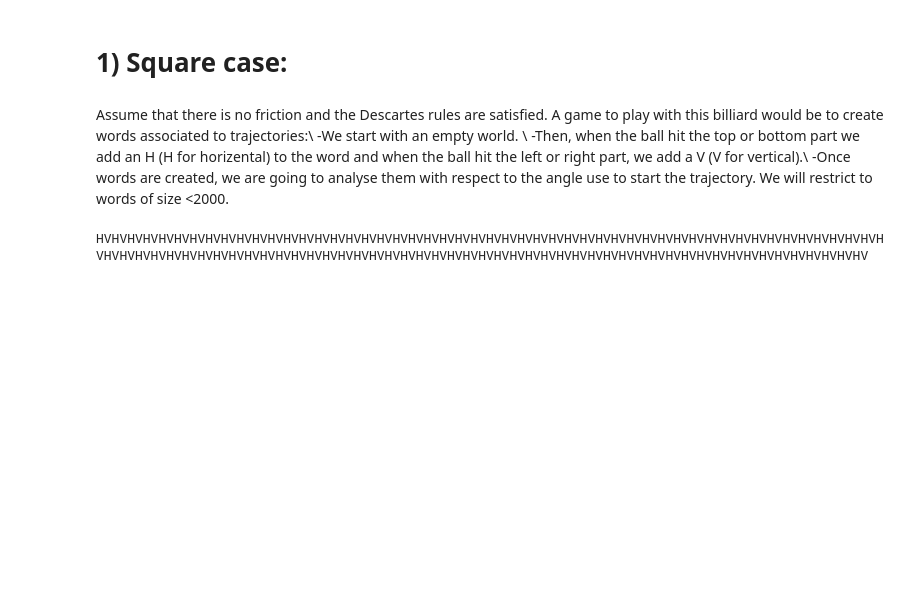
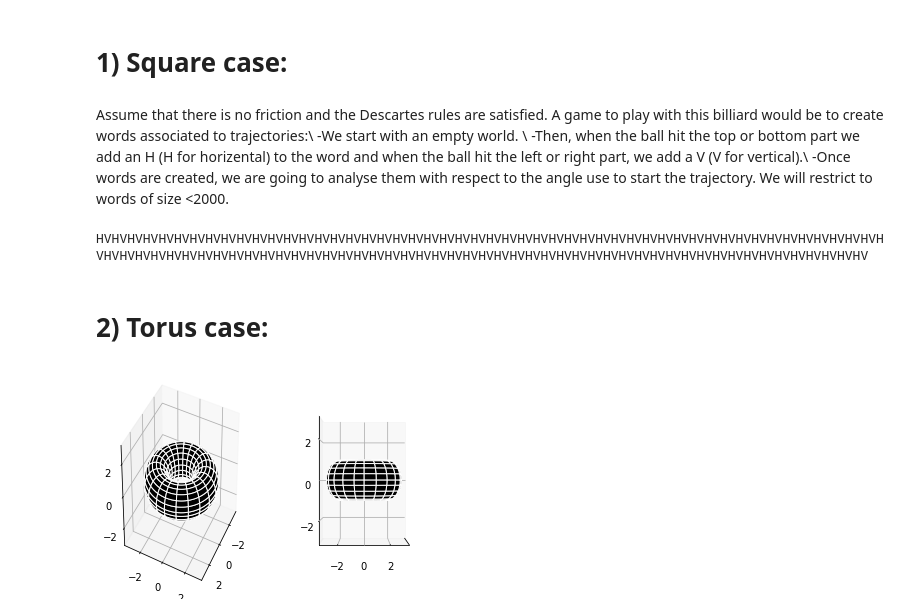
Before and after one commit to emmas2210/Billiard, a Jupyter notebook: report/Billiard.ipynb, the cells around one changed output. Drawn from its saved outputs; the diff is of its cells as text; code cells hidden in the pictures; blank space fills up the shorter version.

Commit message:
start the torus case

```diff
--- a/report/Billiard.ipynb
+++ b/report/Billiard.ipynb
@@ -86,0 +87,30 @@ HVHVHVHVHVHVHVHVHVHVHVHVHVHVHVHVHVHVHVHVHVHVHVHVHVHVHVHVHVHVHVHVHVHVHVHVHVHVHVHV
+# %% [markdown]
+# 2) Torus case:
+# %%
+import numpy as np
+import matplotlib.pyplot as plt
+from mpl_toolkits.mplot3d import Axes3D
+
+n = 100
+
+theta = np.linspace(0, 2.*np.pi, n)
+phi = np.linspace(0, 2.*np.pi, n)
+theta, phi = np.meshgrid(theta, phi)
+c, a = 2, 1
+x = (c + a*np.cos(theta)) * np.cos(phi)
+y = (c + a*np.cos(theta)) * np.sin(phi)
+z = a * np.sin(theta)
+
+fig = plt.figure()
+ax1 = fig.add_subplot(121, projection='3d')
+ax1.set_zlim(-3,3)
+ax1.plot_surface(x, y, z, rstride=5, cstride=5, color='k', edgecolors='w')
+ax1.view_init(36, 26)
+ax2 = fig.add_subplot(122, projection='3d')
+ax2.set_zlim(-3,3)
+ax2.plot_surface(x, y, z, rstride=5, cstride=5, color='k', edgecolors='w')
+ax2.view_init(0, 0)
+ax2.set_xticks([])
+plt.show()
+# %% [output]
+[figure, added]
```
